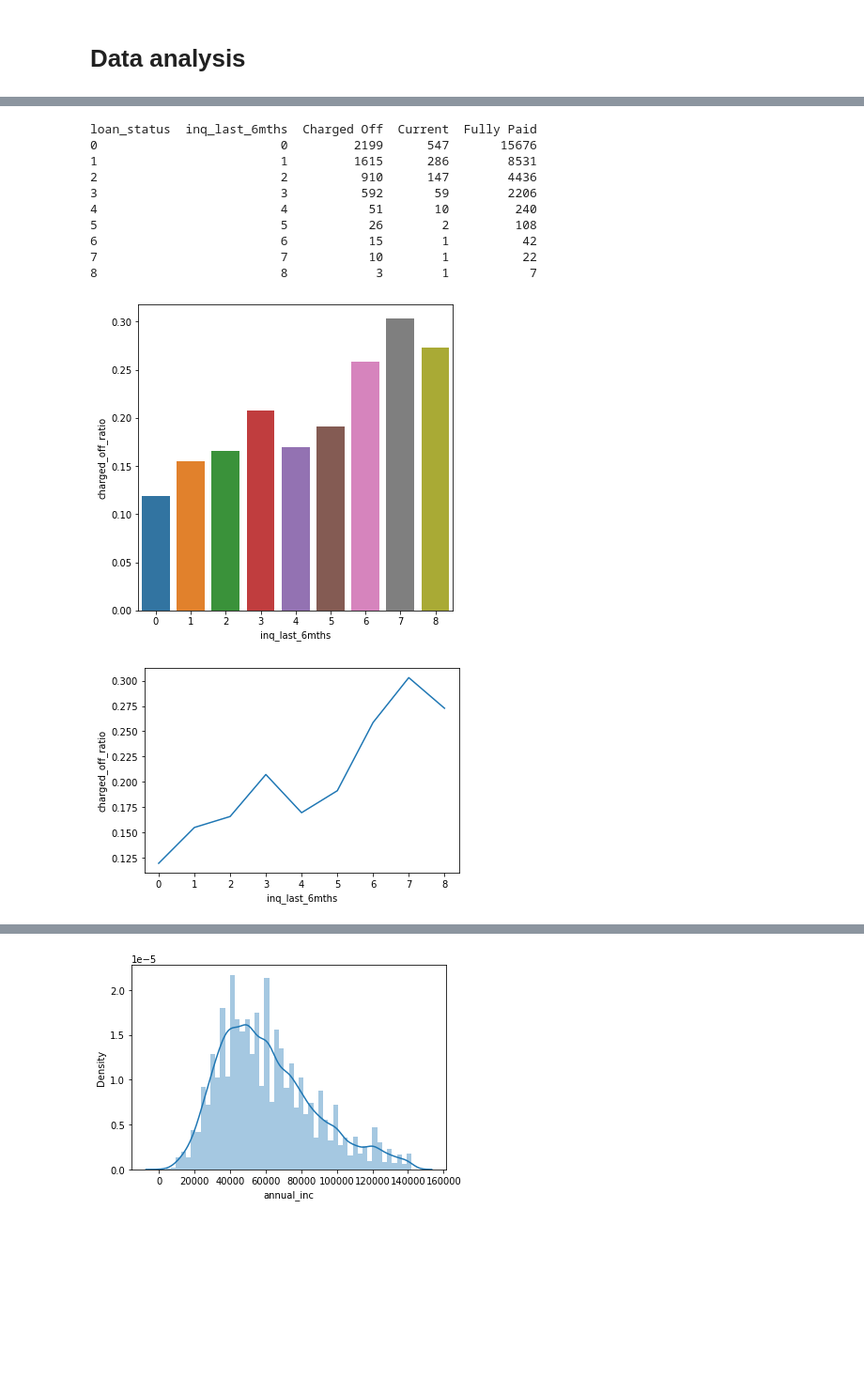
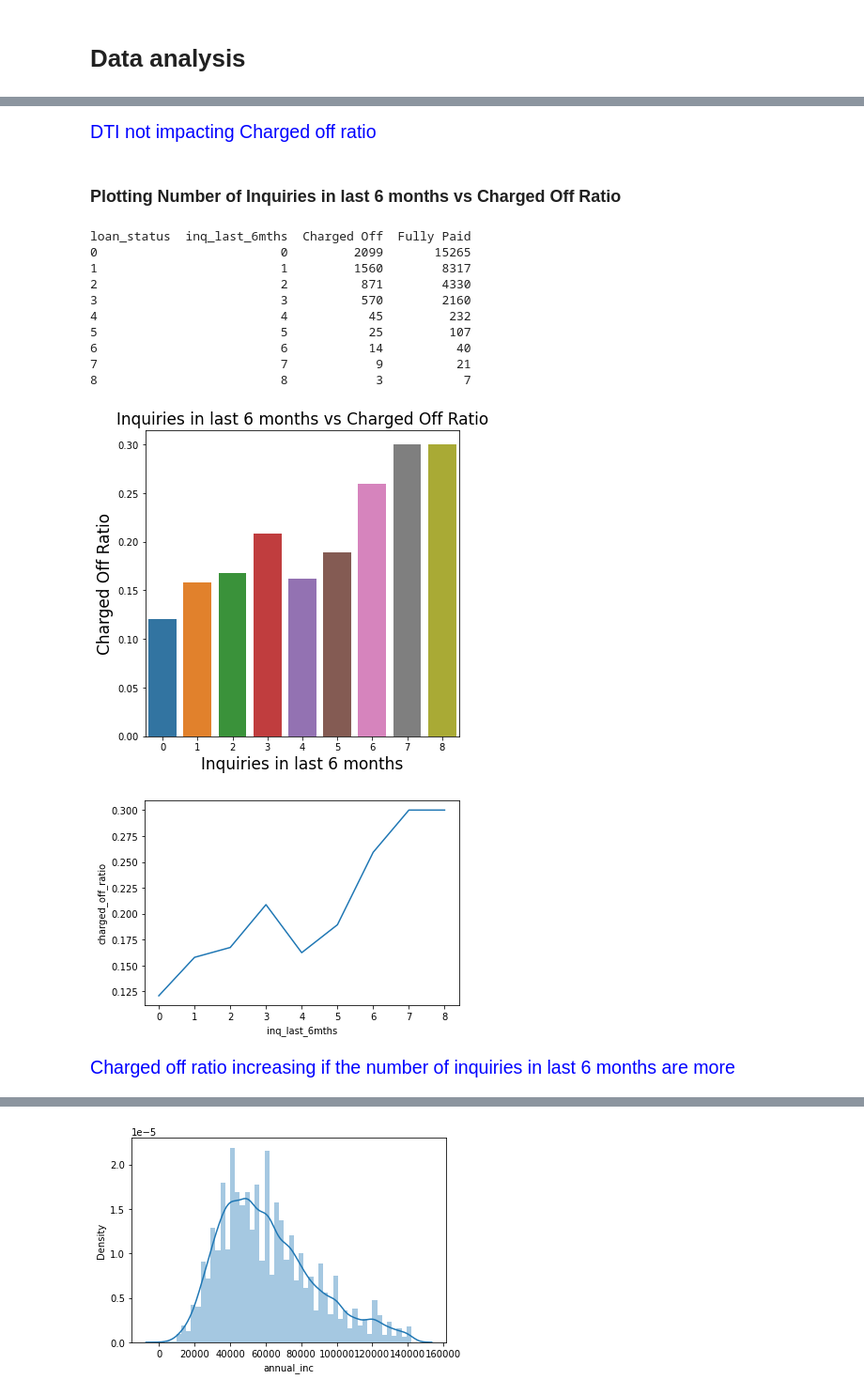
Before and after one commit to sivaprasadt246/LendingClubCaseStudy, a Jupyter notebook: SivaPrasadThota.ipynb, the cells around one changed output, grey strips where cells are left out. Shown at 94% size. Saved outputs shown, nothing was run; the diff lists cells and outputs as text; code cells hidden in the pictures; blank space fills up the shorter version.

```diff
--- a/SivaPrasadThota.ipynb
+++ b/SivaPrasadThota.ipynb
@@ -145,7 +168,6 @@ loanDf.shape
 # %%
-# Removing % from int_rate, revol_util and removing non numeric characters from emp_length
-loanDf['int_rate'] = loanDf['int_rate'].str.replace('[%]', '')
-loanDf['revol_util'] = loanDf['revol_util'].str.replace('[%]', '')
+loanDf['int_rate'] = loanDf['int_rate'].str.replace('%', '')
+loanDf['revol_util'] = loanDf['revol_util'].str.replace('%', '')
 loanDf['emp_length'] = loanDf['emp_length'].str.replace('[^0-9]+', '')
 
 loanDf.head()
@@ -156,6 +178,3 @@ loanDf.head()
 | 2 | 1077175 | 2400 | 2400 | 2400.0 | 36 months | 15.96 | 84.33 | C | C5 | ... |
 | 3 | 1076863 | 10000 | 10000 | 10000.0 | 36 months | 13.49 | 339.31 | C | C1 | ... |
 | 4 | 1075358 | 3000 | 3000 | 3000.0 | 60 months | 12.69 | 67.79 | B | B5 | ... |
-# %%
-# na value available in emp_length column, updating na to 0
-loanDf.emp_length.fillna('0', inplace=True)
@@ -161,0 +183,2 @@ loanDf.emp_length.fillna('0', inplace=True)
+# %%
+loanDf = loanDf[loanDf.loan_status != "Current"]
@@ -161,0 +209,3 @@ loanDf.emp_length.fillna('0', inplace=True)
+# %%
+loanDf = loanDf[loanDf['emp_length'].notna()]
+loanDf.apply(lambda x: sum(x.isnull()), axis=0)
@@ -536,30 +717,39 @@ loan_status dti_rate_bins  Charged Off  Current  Fully Paid
+# %% [markdown]
+<p style="font-family: Arial; font-size:1.4em;color:blue;"> DTI not impacting Charged off ratio </p>
+# %% [markdown]
+### Plotting Number of Inquiries in last 6 months vs Charged Off Ratio
 # %%
-# Let's check inquries
+# Let's check last 6 month inquries
 inquiries_loan_df = loanDf.groupby(['inq_last_6mths', 'loan_status']).loan_status.count().unstack().reset_index()
 print(inquiries_loan_df)
 
-inquiries_loan_df['total_count'] = inquiries_loan_df['Charged Off'] + inquiries_loan_df['Fully Paid'] + inquiries_loan_df['Current']
+inquiries_loan_df['total_count'] = inquiries_loan_df['Charged Off'] + inquiries_loan_df['Fully Paid']
 inquiries_loan_df['charged_off_ratio'] = inquiries_loan_df['Charged Off'] / inquiries_loan_df['total_count']
 
 plt.figure(figsize=(6, 6))
-sns.barplot(x='inq_last_6mths', y='charged_off_ratio', data=inquiries_loan_df)
+plot = sns.barplot(x='inq_last_6mths', y='charged_off_ratio', data=inquiries_loan_df)
+plot.set_title("Inquiries in last 6 months vs Charged Off Ratio", fontsize=17)
+plot.set_xlabel("Inquiries in last 6 months", fontsize=17)
+plot.set_ylabel("Charged Off Ratio", fontsize=17)
+
 plt.show()
+
+sns.lineplot(x=inquiries_loan_df.inq_last_6mths,y=inquiries_loan_df.charged_off_ratio)
+plt.show()
 # %% [output]
-loan_status  inq_last_6mths  Charged Off  Current  Fully Paid
-0                         0         2199      547       15676
-1                         1         1615      286        8531
-2                         2          910      147        4436
-3                         3          592       59        2206
-4                         4           51       10         240
-5                         5           26        2         108
-6                         6           15        1          42
-7                         7           10        1          22
-8                         8            3        1           7
+loan_status  inq_last_6mths  Charged Off  Fully Paid
+0                         0         2099       15265
+1                         1         1560        8317
+2                         2          871        4330
+3                         3          570        2160
+4                         4           45         232
+5                         5           25         107
+6                         6           14          40
+7                         7            9          21
+8                         8            3           7
-[figure, old version]
+[figure, new version]
+[figure, added]
-# %%
-sns.lineplot(x=inquiries_loan_df.inq_last_6mths,y=inquiries_loan_df.charged_off_ratio)
-plt.show()
-# %% [output]
-[figure, removed]
+# %% [markdown]
+<p style="font-family: Arial; font-size:1.4em;color:blue;"> Charged off ratio increasing if the number of inquiries in last 6 months are more </p>
 # %%
 loan_per_type=loanDf.pivot_table(values='loan_amnt',index='purpose',columns='loan_status',aggfunc='sum').sum(axis=1)
```
Also changed, not shown: parts of 129 cells of this notebook.
